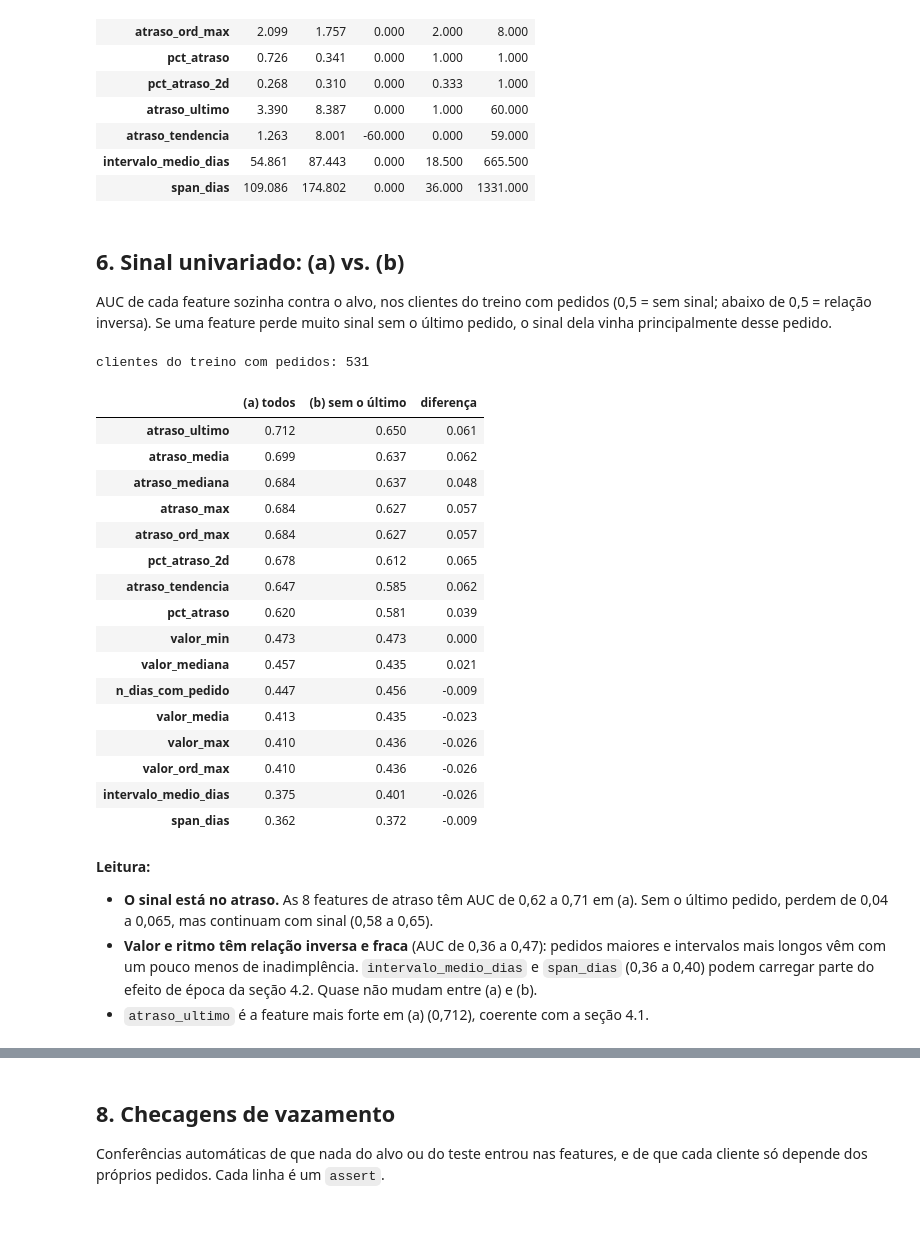
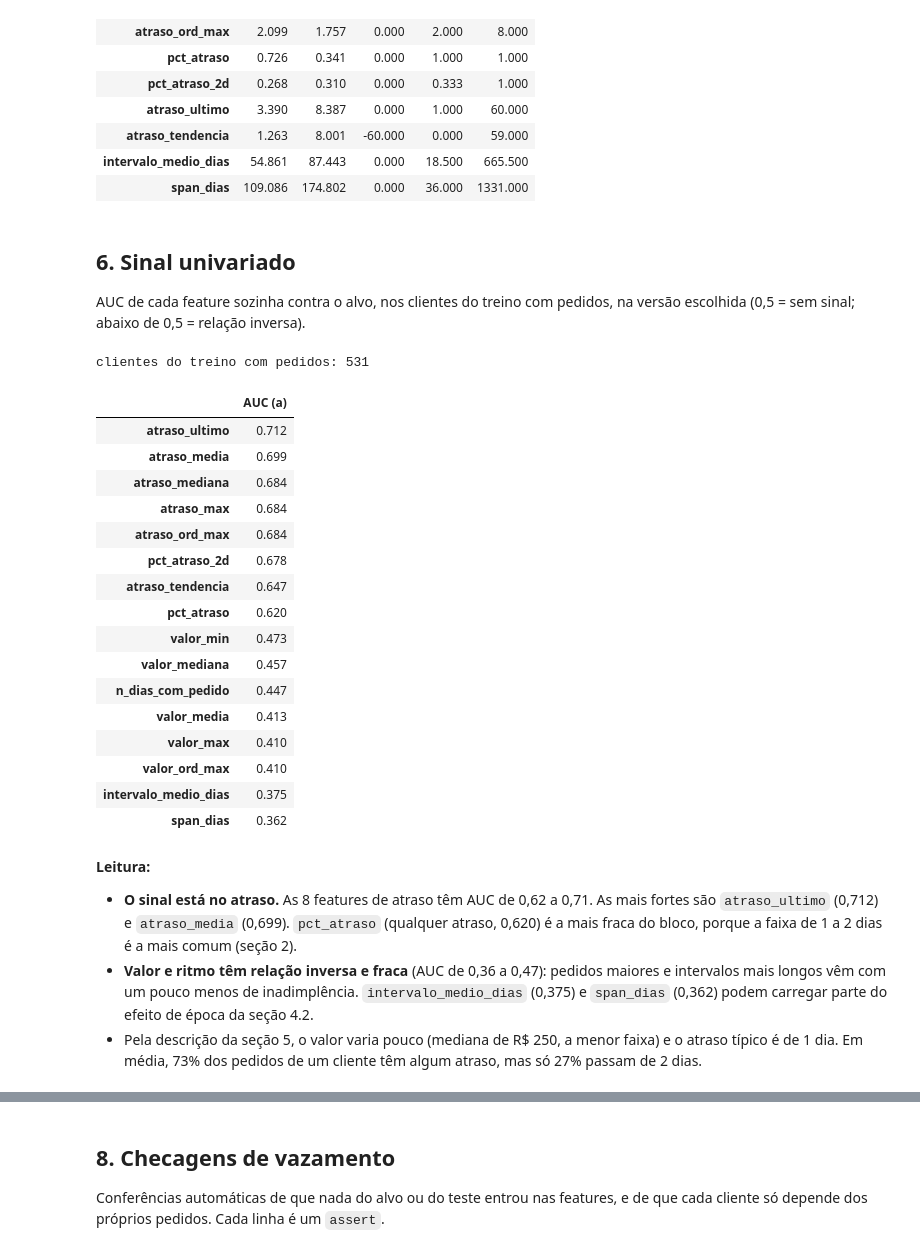
Before and after one commit to willianrupert/Equipe-12-ML, a Jupyter notebook: notebooks/04_features_comportamentais.ipynb, the cells around one changed output, grey strips where cells are left out. Saved outputs shown, nothing was run; the diff lists cells and outputs as text; code cells hidden in the pictures; blank space fills up the shorter version.

```diff
--- a/notebooks/04_features_comportamentais.ipynb
+++ b/notebooks/04_features_comportamentais.ipynb
@@ -237,0 +335,6 @@ por_epoca
+# %%
+baixo = perfil["atraso do último pedido"].isin(["sem atraso", "1 a 2 dias"])
+pd.DataFrame({
+    f"algum anterior > {d} dias": perfil[baixo].groupby("inadimplente")["pior atraso anterior"].apply(lambda s: (s > d).mean())
+    for d in [2, 6, 10, 15, 30]
+}).rename(index={0: "adimplentes", 1: "inadimplentes"}).T
@@ -237,0 +356,11 @@ por_epoca
+# %%
+inad_baixo = perfil[baixo & perfil["inadimplente"].eq(1)]
+frac_grave = inad_baixo["algum anterior grave"].mean()
+VERSAO = "b" if frac_grave >= 0.5 else "a"
+EXCLUIR_ULTIMO = VERSAO == "b"
+pd.Series({
+    "inadimplentes com o último pedido baixo (com histórico anterior)": len(inad_baixo),
+    f"... com algum pedido anterior acima de {ATRASO_GRAVE} dias": int(inad_baixo["algum anterior grave"].sum()),
+    "proporção (regra: >= 0,5 -> versão b)": round(frac_grave, 3),
+    "versão escolhida": VERSAO,
+}, name="valor").to_frame()
@@ -242,7 +383,6 @@ por_epoca
 # %%
-feats = {"a": fc.agregar_pedidos(pc), "b": fc.agregar_pedidos(pc, excluir_ultimo=True)}
-assert all(f.index.is_unique for f in feats.values())
-assert (feats["b"]["n_pedidos"] == feats["a"].loc[feats["b"].index, "n_pedidos"] - 1).all()
-print({v: f.shape for v, f in feats.items()})
-pd.DataFrame({"nulos (a)": feats["a"].isna().sum(), "nulos (b)": feats["b"].isna().sum()}).query("`nulos (a)` > 0 or `nulos (b)` > 0")
+feats = fc.agregar_pedidos(pc, excluir_ultimo=EXCLUIR_ULTIMO)
+assert feats.index.is_unique
+print(f"versão ({VERSAO}):", feats.shape)
+feats.isna().sum().loc[lambda s: s > 0].rename("nulos").to_frame()
 # %% [output]
@@ -297,42 +436,41 @@ feats["a"].describe().T[["mean", "std", "min", "50%", "max"]]
 | intervalo_medio_dias | 54.861 | 87.443 | 0.000 | 18.500 | 665.500 |
 | span_dias | 109.086 | 174.802 | 0.000 | 36.000 | 1331.000 |
 # %% [markdown]
-## 6. Sinal univariado: (a) vs. (b)
+## 6. Sinal univariado
 
-AUC de cada feature sozinha contra o alvo, nos clientes do treino com pedidos (0,5 = sem sinal; abaixo de 0,5 = relação inversa). Se uma feature perde muito sinal sem o último pedido, o sinal dela vinha principalmente desse pedido.
+AUC de cada feature sozinha contra o alvo, nos clientes do treino com pedidos, na versão escolhida (0,5 = sem sinal; abaixo de 0,5 = relação inversa).
 # %%
 def auc_univariada(f):
     base = f.join(alvo_treino, how="inner")
     return pd.Series({col: roc_auc_score(base.loc[base[col].notna(), "inadimplente"], base.loc[base[col].notna(), col])
                       for col in fc.FEATURES})
 
-auc = pd.DataFrame({"(a) todos": auc_univariada(feats["a"]), "(b) sem o último": auc_univariada(feats["b"])})
-auc["diferença"] = auc["(a) todos"] - auc["(b) sem o último"]
-print("clientes do treino com pedidos:", feats["a"].index.isin(alvo_treino.index).sum())
-auc.sort_values("(a) todos", ascending=False)
+auc = auc_univariada(feats).rename(f"AUC ({VERSAO})").sort_values(ascending=False)
+print("clientes do treino com pedidos:", feats.index.isin(alvo_treino.index).sum())
+auc.to_frame()
 # %% [output]
 clientes do treino com pedidos: 531
-|  | (a) todos | (b) sem o último | diferença |
-| atraso_ultimo | 0.712 | 0.650 | 0.061 |
-| atraso_media | 0.699 | 0.637 | 0.062 |
-| atraso_mediana | 0.684 | 0.637 | 0.048 |
-| atraso_max | 0.684 | 0.627 | 0.057 |
-| atraso_ord_max | 0.684 | 0.627 | 0.057 |
-| pct_atraso_2d | 0.678 | 0.612 | 0.065 |
-| atraso_tendencia | 0.647 | 0.585 | 0.062 |
-| pct_atraso | 0.620 | 0.581 | 0.039 |
-| valor_min | 0.473 | 0.473 | 0.000 |
-| valor_mediana | 0.457 | 0.435 | 0.021 |
-| n_dias_com_pedido | 0.447 | 0.456 | -0.009 |
-| valor_media | 0.413 | 0.435 | -0.023 |
-| valor_max | 0.410 | 0.436 | -0.026 |
-| valor_ord_max | 0.410 | 0.436 | -0.026 |
-| intervalo_medio_dias | 0.375 | 0.401 | -0.026 |
-| span_dias | 0.362 | 0.372 | -0.009 |
+|  | AUC (a) |
+| atraso_ultimo | 0.712 |
+| atraso_media | 0.699 |
+| atraso_mediana | 0.684 |
+| atraso_max | 0.684 |
+| atraso_ord_max | 0.684 |
+| pct_atraso_2d | 0.678 |
+| atraso_tendencia | 0.647 |
+| pct_atraso | 0.620 |
+| valor_min | 0.473 |
+| valor_mediana | 0.457 |
+| n_dias_com_pedido | 0.447 |
+| valor_media | 0.413 |
+| valor_max | 0.410 |
+| valor_ord_max | 0.410 |
+| intervalo_medio_dias | 0.375 |
+| span_dias | 0.362 |
 # %% [markdown]
 **Leitura:**
-- **O sinal está no atraso.** As 8 features de atraso têm AUC de 0,62 a 0,71 em (a). Sem o último pedido, perdem de 0,04 a 0,065, mas continuam com sinal (0,58 a 0,65).
-- **Valor e ritmo têm relação inversa e fraca** (AUC de 0,36 a 0,47): pedidos maiores e intervalos mais longos vêm com um pouco menos de inadimplência. `intervalo_medio_dias` e `span_dias` (0,36 a 0,40) podem carregar parte do efeito de época da seção 4.2. Quase não mudam entre (a) e (b).
-- `atraso_ultimo` é a feature mais forte em (a) (0,712), coerente com a seção 4.1.
+- **O sinal está no atraso.** As 8 features de atraso têm AUC de 0,62 a 0,71. As mais fortes são `atraso_ultimo` (0,712) e `atraso_media` (0,699). `pct_atraso` (qualquer atraso, 0,620) é a mais fraca do bloco, porque a faixa de 1 a 2 dias é a mais comum (seção 2).
+- **Valor e ritmo têm relação inversa e fraca** (AUC de 0,36 a 0,47): pedidos maiores e intervalos mais longos vêm com um pouco menos de inadimplência. `intervalo_medio_dias` (0,375) e `span_dias` (0,362) podem carregar parte do efeito de época da seção 4.2.
+- Pela descrição da seção 5, o valor varia pouco (mediana de R$ 250, a menor faixa) e o atraso típico é de 1 dia. Em média, 73% dos pedidos de um cliente têm algum atraso, mas só 27% passam de 2 dias.
 # %%
 fig, ax = plt.subplots(figsize=(7, 5))
```
Also changed, not shown: parts of 32 cells of this notebook, 6 other files.
